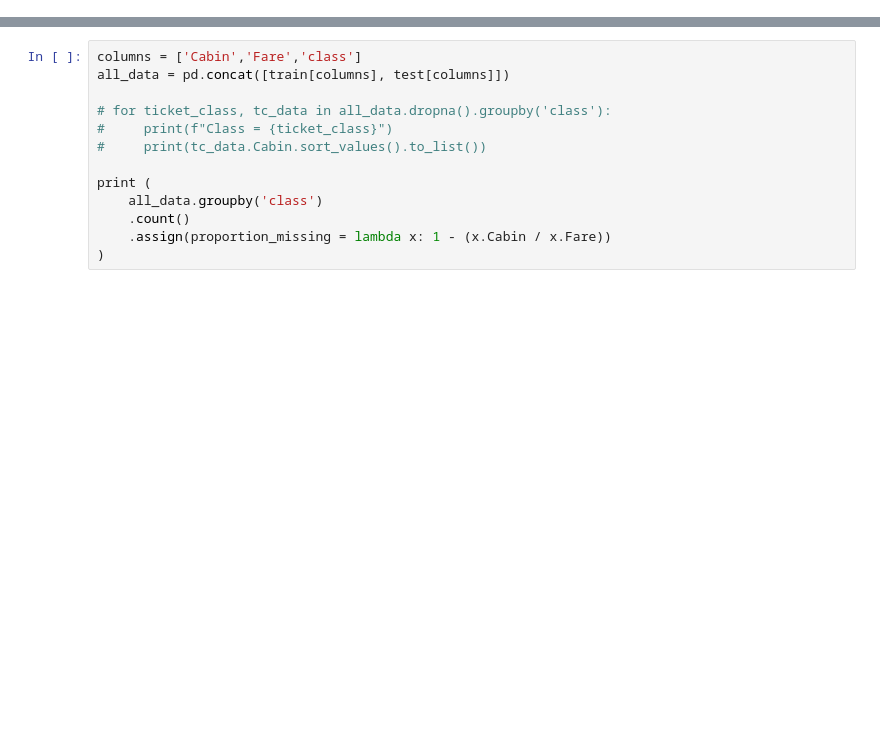
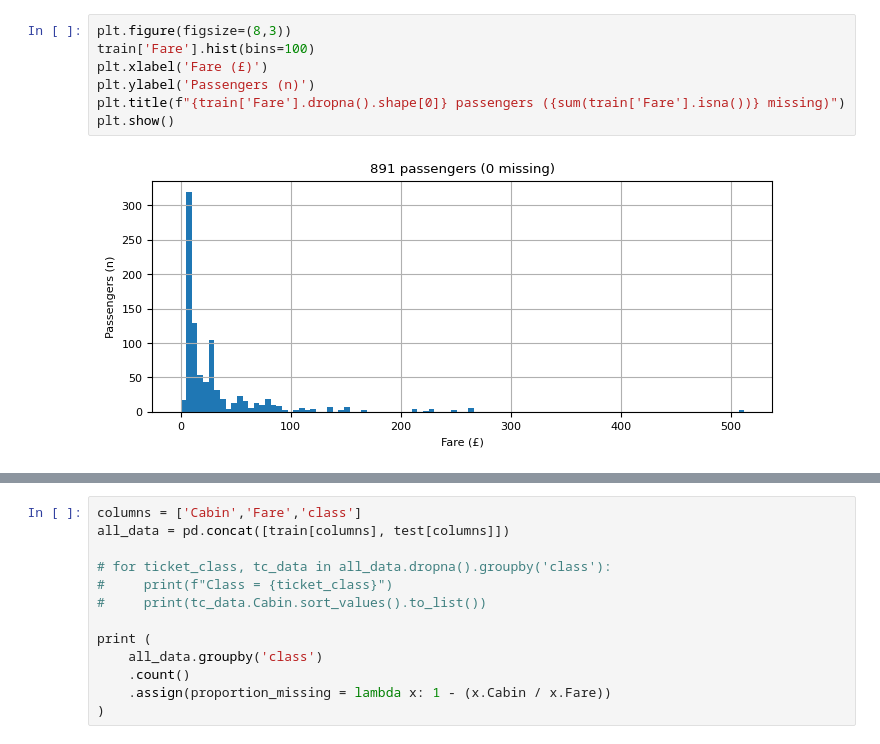
Before and after one commit to stephentown42/ML_examples, a Jupyter notebook: notebooks/titanic/1_understanding_the_data.ipynb, the cells around one changed output, grey strips where cells are left out. Saved outputs shown, nothing was run; the diff lists cells and outputs as text; blank space fills up the shorter version.

```diff
--- a/notebooks/titanic/1_understanding_the_data.ipynb
+++ b/notebooks/titanic/1_understanding_the_data.ipynb
@@ -261,0 +217,9 @@ Cabin data is missing primarily for 2nd and 3rd class passengers (92 and 98% res
+# %%
+plt.figure(figsize=(8,3))
+train['Fare'].hist(bins=100)
+plt.xlabel('Fare (£)')
+plt.ylabel('Passengers (n)')
+plt.title(f"{train['Fare'].dropna().shape[0]} passengers ({sum(train['Fare'].isna())} missing)")
+plt.show()
+# %% [output]
+[figure, added]
```
Also changed, not shown: parts of 67 cells of this notebook, 3 other files.
